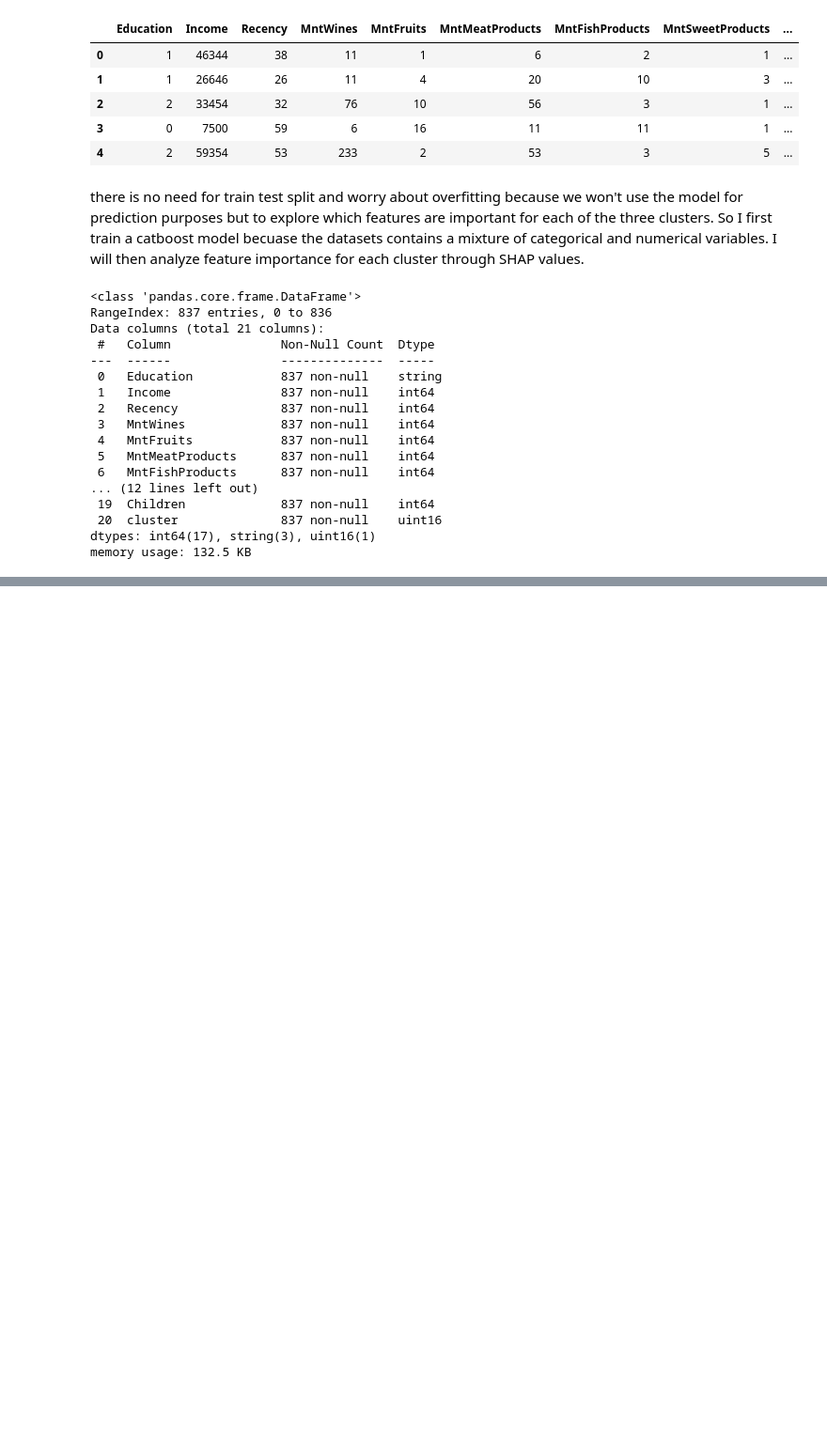
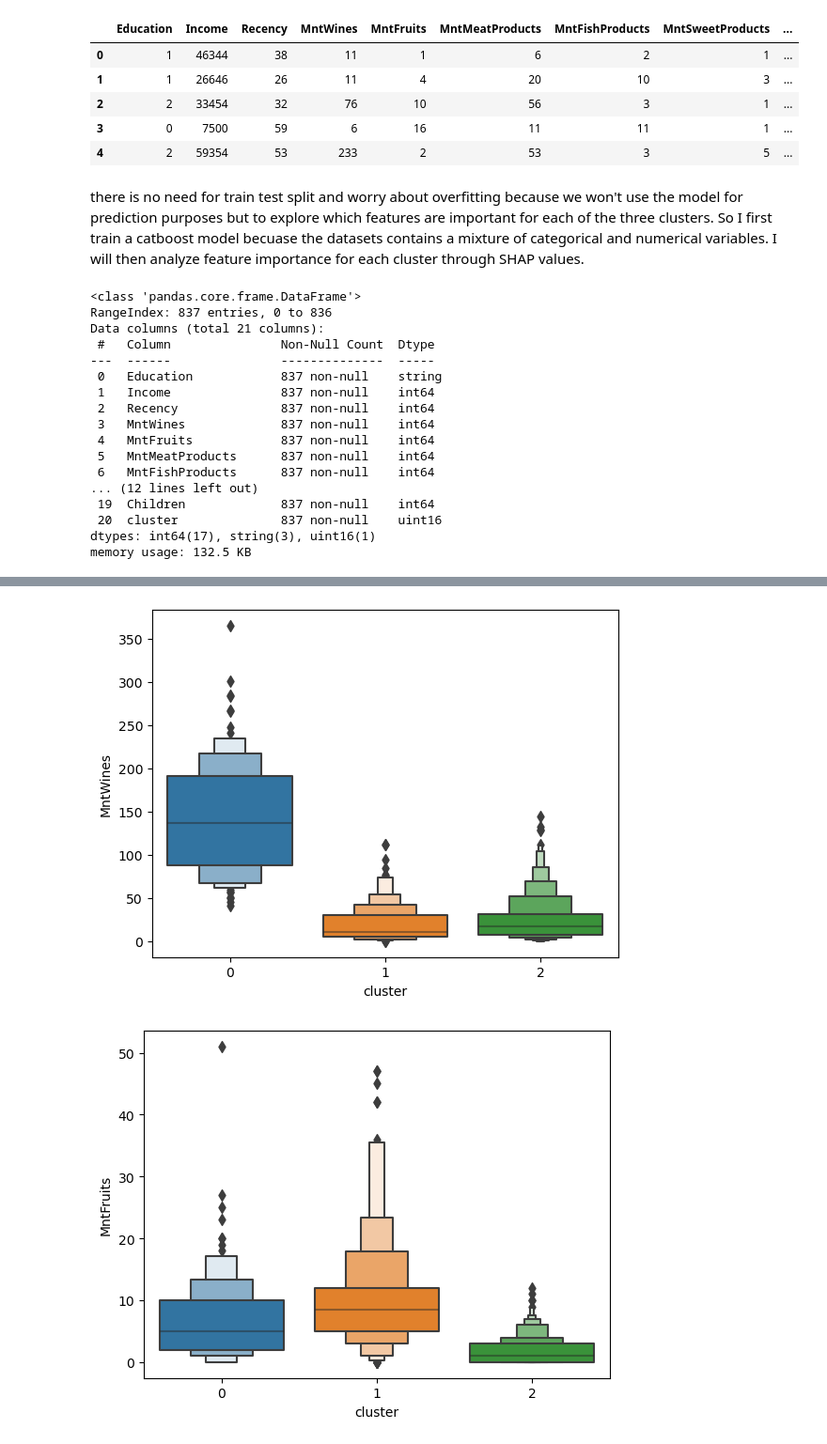
Before and after one commit to mdeniz1/MachineLearningProjects, a Jupyter notebook: customer-personality-analysisWithKprototypes.ipynb, the cells around one changed output, grey strips where cells are left out. Shown at 94% size. Saved outputs shown, nothing was run; the diff lists cells and outputs as text; code cells hidden in the pictures; blank space fills up the shorter version.

```diff
--- a/customer-personality-analysisWithKprototypes.ipynb
+++ b/customer-personality-analysisWithKprototypes.ipynb
@@ -417,0 +426,10 @@ Name: Living_With, Length: 837, dtype: string>
+# %%
+Product_vars = ['MntWines',
+       'MntFruits', 'MntMeatProducts', 'MntFishProducts', 'MntSweetProducts',
+       'MntGoldProds', 'Income', 'Children', 'Age', 'Enrollment_time', 'NumDealsPurchases', 'NumStorePurchases', 'NumWebPurchases']
+for i in Product_vars:
+    sns.boxenplot(x = 'cluster' , y =i ,data = df);
+    plt.show()
+# %% [output]
+[figure, added]
+[figure, added]
```
Also changed, not shown: parts of 13 cells of this notebook.
